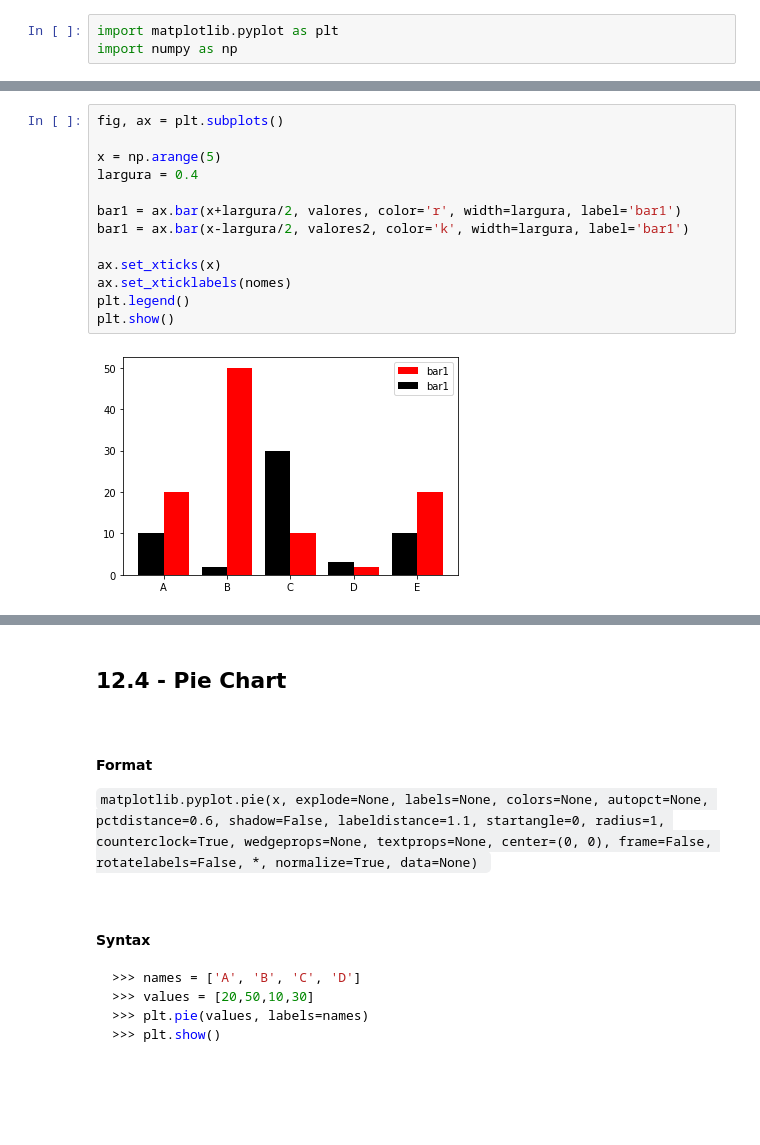
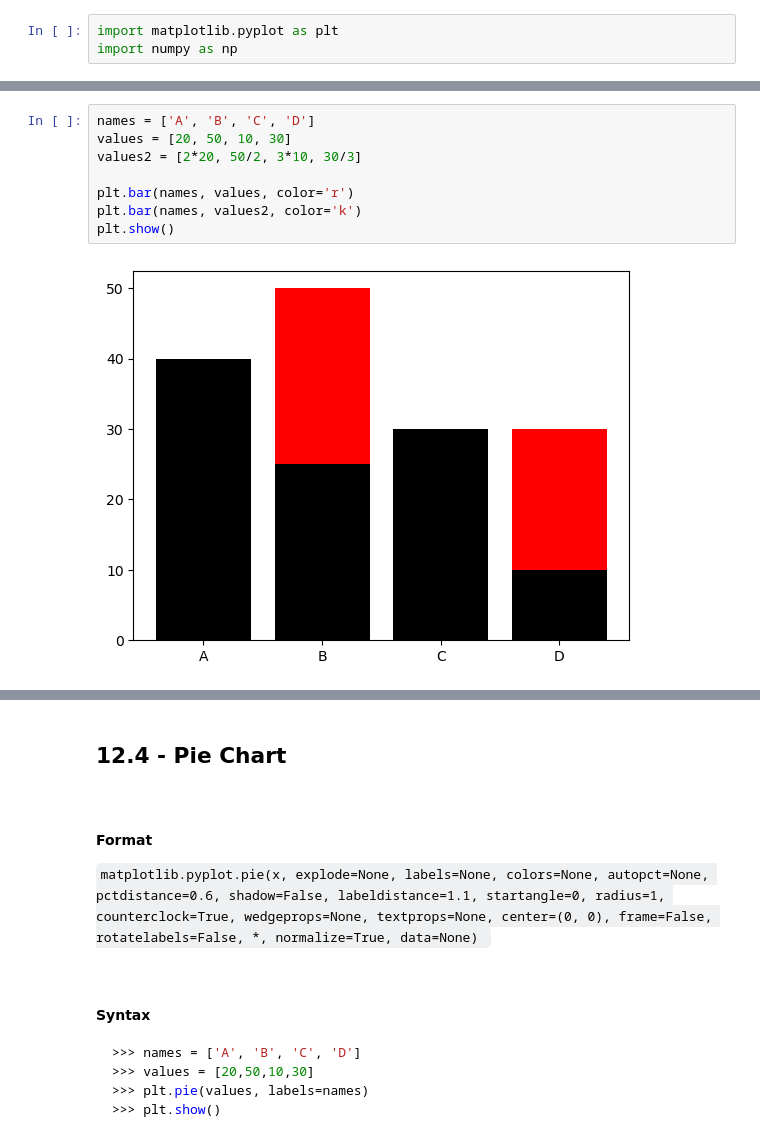
Before and after one commit to rafaelpsilva07/python-for-engineers-and-scientists, a Jupyter notebook: lessons/m2 - Section 12 - Grphics.ipynb, the cells around one changed output, grey strips where cells are left out. Drawn from its saved outputs; the diff is of its cells as text; blank space fills up the shorter version.

```diff
--- a/lessons/m2 - Section 12 - Grphics.ipynb
+++ b/lessons/m2 - Section 12 - Grphics.ipynb
@@ -182,15 +182,10 @@ plt.show()
-# %%
-fig, ax = plt.subplots()
-
-x = np.arange(5)
-largura = 0.4
-
-bar1 = ax.bar(x+largura/2, valores, color='r', width=largura, label='bar1')
-bar1 = ax.bar(x-largura/2, valores2, color='k', width=largura, label='bar1')
-
-ax.set_xticks(x)
-ax.set_xticklabels(nomes)
-plt.legend()
-plt.show()
-# %% [output]
-[figure, removed]
+# %%
+names = ['A', 'B', 'C', 'D']
+values = [20, 50, 10, 30]
+values2 = [2*20, 50/2, 3*10, 30/3]
+
+plt.bar(names, values, color='r')
+plt.bar(names, values2, color='k')
+plt.show()
+# %% [output]
+[figure, added]
```
Also changed, not shown: parts of 17 cells of this notebook.
